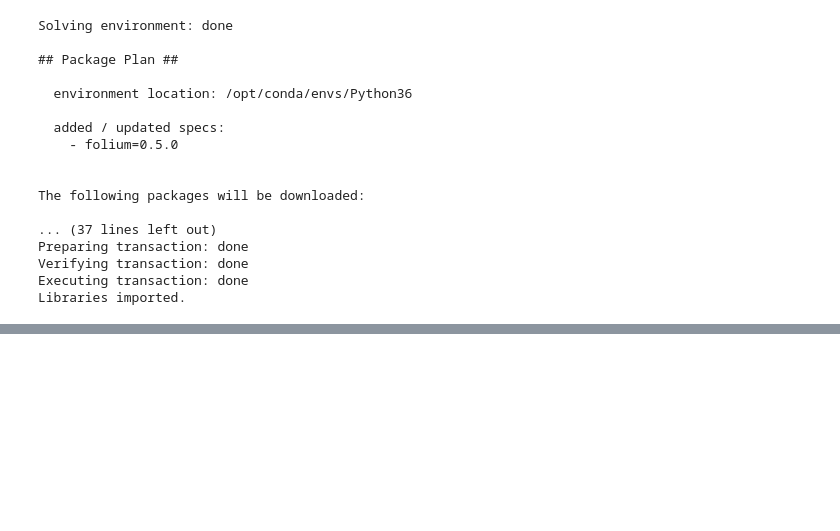
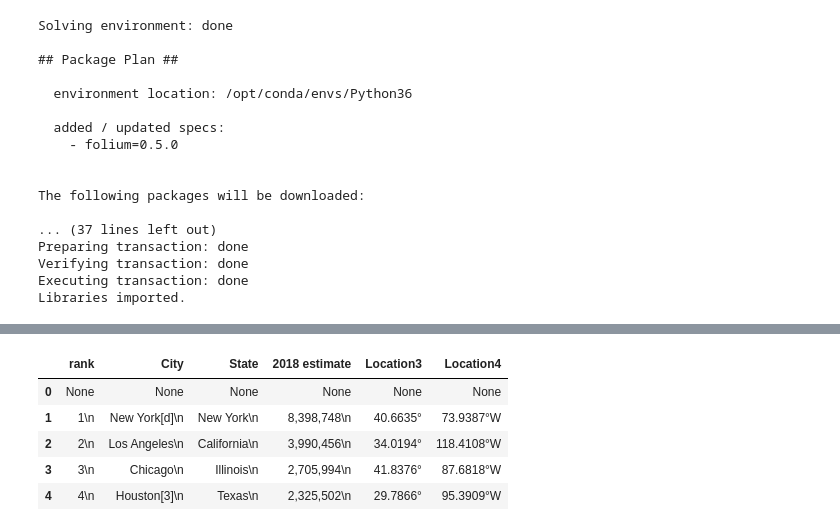
Before and after one commit to nili1975/Coursera_Capstone1, a Jupyter notebook: Capstone project week4.ipynb, the cells around one changed output, grey strips where cells are left out. Drawn from its saved outputs; the diff is of its cells as text; code cells hidden in the pictures; blank space fills up the shorter version.

```diff
--- a/Capstone project week4.ipynb
+++ b/Capstone project week4.ipynb
@@ -71,10 +66,29 @@ df.head()
-# %%
-My_table=soup.find("table",{"class":"wikitable sortable"})
-
-table_rows = My_table.find_all('tr')
-
-l = []
-for tr in table_rows:
-    td = tr.find_all('td')
-    row = [tr.text for tr in td]
-    l.append(row)
+# %%
+df=pd.DataFrame(l, columns=["rank","City", "State","2018 estimate","5","6","7","8","9","10","Location"])
+df.head()
+# new data frame with split value columns # new data frame with split value columns
+
+
+new = df["Location"].str.split(" /", n = 2, expand = True)
+
+# making separate first name column from new data frame
+df["Location1"]= new[0]
+
+# making separate last name column from new data frame
+df["Location2"]= new[1]
+new1=df['Location2'].str.split("N",n=2, expand=True)
+df["Location3"]= new1[0]
+df["Location4"]= new1[1]
+df.drop(columns =["Location","Location1","Location2","10","9","8","7","6","5"], inplace = True)
+
+
+df.head()
+
+# Dropping old Name columns
+# %% [output]
+|  | rank | City | State | 2018 estimate | Location3 | Location4 |
+| 0 | None | None | None | None | None | None |
+| 1 | 1\n | New York[d]\n | New York\n | 8,398,748\n | ﻿40.6635° | 73.9387°W﻿ |
+| 2 | 2\n | Los Angeles\n | California\n | 3,990,456\n | ﻿34.0194° | 118.4108°W﻿ |
+| 3 | 3\n | Chicago\n | Illinois\n | 2,705,994\n | ﻿41.8376° | 87.6818°W﻿ |
+| 4 | 4\n | Houston[3]\n | Texas\n | 2,325,502\n | ﻿29.7866° | 95.3909°W﻿ |
```
Also changed, not shown: parts of 9 cells of this notebook.
